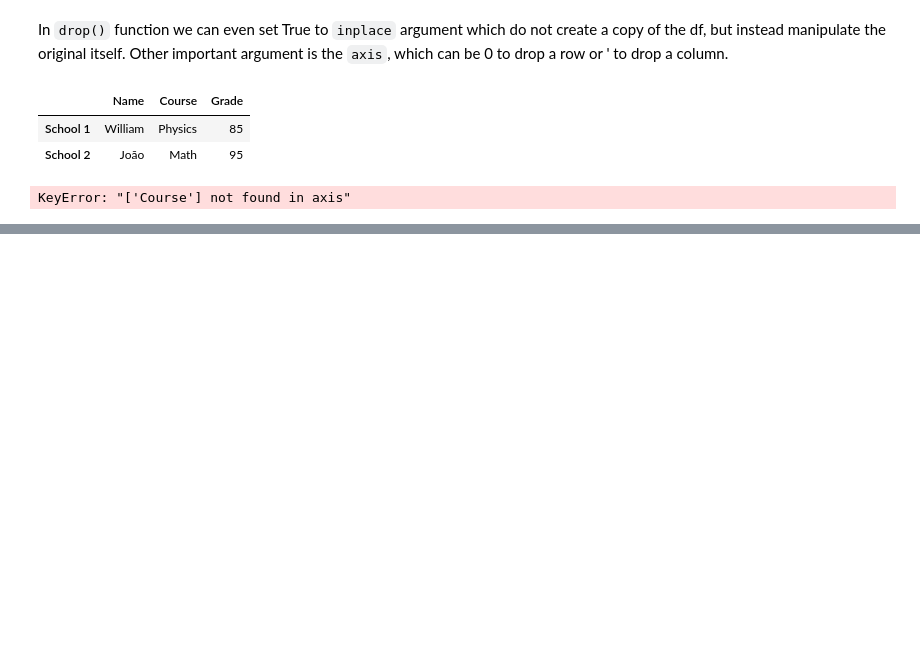
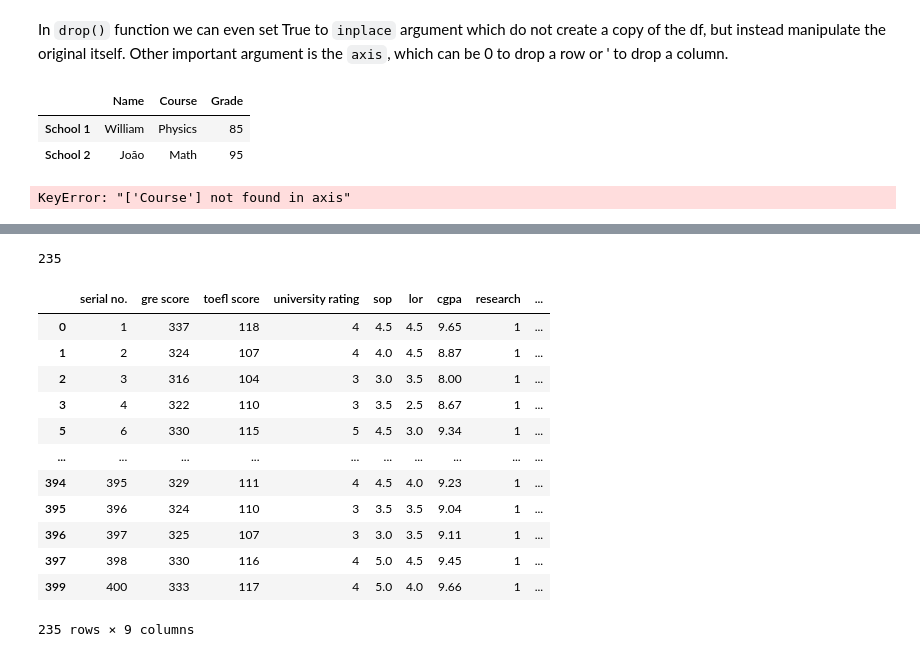
Before and after one commit to williambrunos/DS-Michigan, a Jupyter notebook: Week_2/Pandas.ipynb, the cells around one changed output, grey strips where cells are left out. Drawn from its saved outputs; the diff is of its cells as text; code cells hidden in the pictures; blank space fills up the shorter version.

```diff
--- a/Week_2/Pandas.ipynb
+++ b/Week_2/Pandas.ipynb
@@ -248,0 +309,5 @@ KeyError: "['Course'] not found in axis"
+# %%
+# Supose that we want to analyse only students with chance of admit greater than 0.7
+# So, we can create a series boolean mask with the column 'chance of admit'
+admit_mask = df['chance of admit'] > 0.7
+admit_mask
@@ -248,0 +327,23 @@ KeyError: "['Course'] not found in axis"
+# %%
+# So here we can do a list comprehension to store on a list all the values of admited series that are True
+# After that we can see that we have 235 students with chance of admit greater than 0.7
+admited = list([x for x in admit_mask if x == True])
+len(admited)
+# %% [output]
+235
+# %%
+df[admit_mask]
+# %% [output]
+|  | serial no. | gre score | toefl score | university rating | sop | lor | cgpa | research | ... |
+| 0 | 1 | 337 | 118 | 4 | 4.5 | 4.5 | 9.65 | 1 | ... |
+| 1 | 2 | 324 | 107 | 4 | 4.0 | 4.5 | 8.87 | 1 | ... |
+| 2 | 3 | 316 | 104 | 3 | 3.0 | 3.5 | 8.00 | 1 | ... |
+| 3 | 4 | 322 | 110 | 3 | 3.5 | 2.5 | 8.67 | 1 | ... |
+| 5 | 6 | 330 | 115 | 5 | 4.5 | 3.0 | 9.34 | 1 | ... |
+| ... | ... | ... | ... | ... | ... | ... | ... | ... | ... |
+| 394 | 395 | 329 | 111 | 4 | 4.5 | 4.0 | 9.23 | 1 | ... |
+| 395 | 396 | 324 | 110 | 3 | 3.5 | 3.5 | 9.04 | 1 | ... |
+| 396 | 397 | 325 | 107 | 3 | 3.0 | 3.5 | 9.11 | 1 | ... |
+| 397 | 398 | 330 | 116 | 4 | 5.0 | 4.5 | 9.45 | 1 | ... |
+| 399 | 400 | 333 | 117 | 4 | 5.0 | 4.0 | 9.66 | 1 | ... |
+235 rows × 9 columns
```
Also changed, not shown: parts of 11 cells of this notebook.
